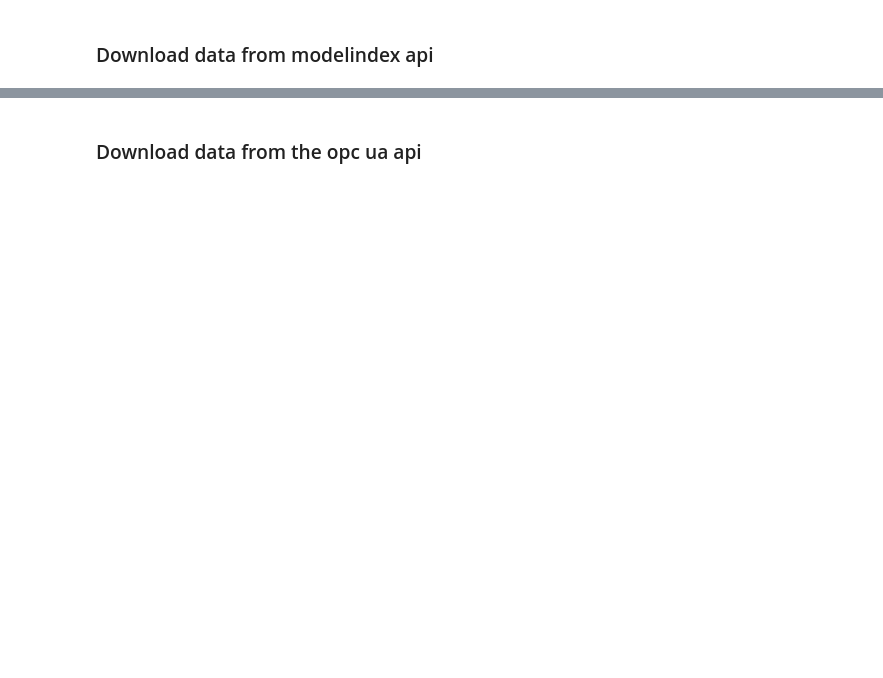
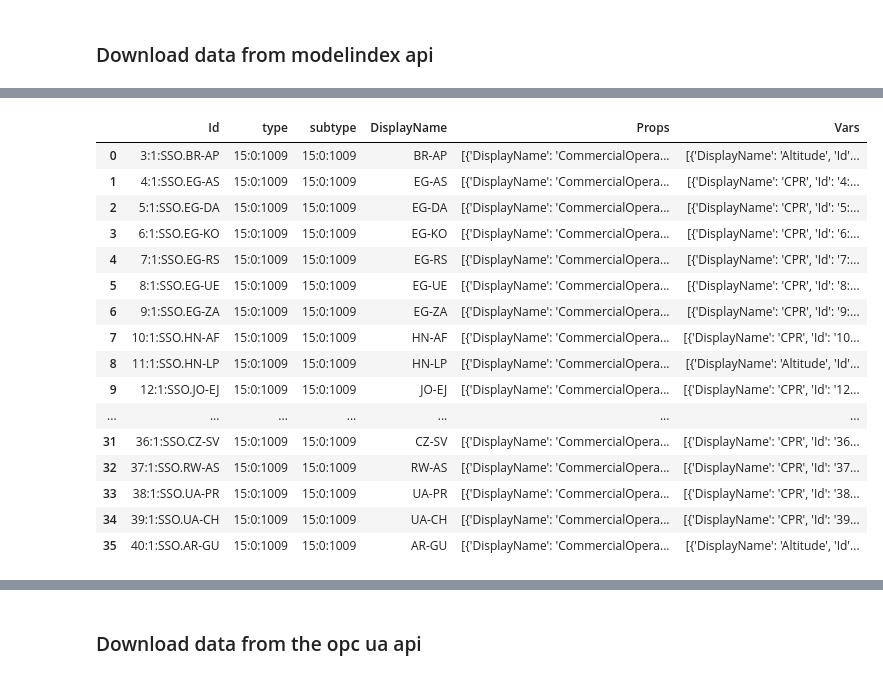
Before and after one commit to PrediktorAS/pyPrediktorMapClient, a Jupyter notebook: notebooks/Exploring_API_Functions.ipynb, the cells around one changed output, grey strips where cells are left out. Saved outputs shown, nothing was run; the diff lists cells and outputs as text; code cells hidden in the pictures; blank space fills up the shorter version.

```diff
--- a/notebooks/Exploring_API_Functions.ipynb
+++ b/notebooks/Exploring_API_Functions.ipynb
@@ -69,6 +121,24 @@ object_type_id
 # %%
 # To get the objects of a type
-obj_of_types = mdx.get_objects_of_type("SiteType")
+obj_of_types = mdx.get_objects_of_type("SiteType", return_format="dataframe")
 obj_of_types
+# %% [output]
+|  | Id | type | subtype | DisplayName | Props | Vars |
+| 0 | 3:1:SSO.BR-AP | 15:0:1009 | 15:0:1009 | BR-AP | [{'DisplayName': 'CommercialOpera... | [{'DisplayName': 'Altitude', 'Id'... |
+| 1 | 4:1:SSO.EG-AS | 15:0:1009 | 15:0:1009 | EG-AS | [{'DisplayName': 'CommercialOpera... | [{'DisplayName': 'CPR', 'Id': '4:... |
+| 2 | 5:1:SSO.EG-DA | 15:0:1009 | 15:0:1009 | EG-DA | [{'DisplayName': 'CommercialOpera... | [{'DisplayName': 'CPR', 'Id': '5:... |
+| 3 | 6:1:SSO.EG-KO | 15:0:1009 | 15:0:1009 | EG-KO | [{'DisplayName': 'CommercialOpera... | [{'DisplayName': 'CPR', 'Id': '6:... |
+| 4 | 7:1:SSO.EG-RS | 15:0:1009 | 15:0:1009 | EG-RS | [{'DisplayName': 'CommercialOpera... | [{'DisplayName': 'CPR', 'Id': '7:... |
+| 5 | 8:1:SSO.EG-UE | 15:0:1009 | 15:0:1009 | EG-UE | [{'DisplayName': 'CommercialOpera... | [{'DisplayName': 'CPR', 'Id': '8:... |
+| 6 | 9:1:SSO.EG-ZA | 15:0:1009 | 15:0:1009 | EG-ZA | [{'DisplayName': 'CommercialOpera... | [{'DisplayName': 'CPR', 'Id': '9:... |
+| 7 | 10:1:SSO.HN-AF | 15:0:1009 | 15:0:1009 | HN-AF | [{'DisplayName': 'CommercialOpera... | [{'DisplayName': 'CPR', 'Id': '10... |
+| 8 | 11:1:SSO.HN-LP | 15:0:1009 | 15:0:1009 | HN-LP | [{'DisplayName': 'CommercialOpera... | [{'DisplayName': 'Altitude', 'Id'... |
+| 9 | 12:1:SSO.JO-EJ | 15:0:1009 | 15:0:1009 | JO-EJ | [{'DisplayName': 'CommercialOpera... | [{'DisplayName': 'CPR', 'Id': '12... |
+| ... | ... | ... | ... | ... | ... | ... |
+| 31 | 36:1:SSO.CZ-SV | 15:0:1009 | 15:0:1009 | CZ-SV | [{'DisplayName': 'CommercialOpera... | [{'DisplayName': 'CPR', 'Id': '36... |
+| 32 | 37:1:SSO.RW-AS | 15:0:1009 | 15:0:1009 | RW-AS | [{'DisplayName': 'CommercialOpera... | [{'DisplayName': 'CPR', 'Id': '37... |
+| 33 | 38:1:SSO.UA-PR | 15:0:1009 | 15:0:1009 | UA-PR | [{'DisplayName': 'CommercialOpera... | [{'DisplayName': 'CPR', 'Id': '38... |
+| 34 | 39:1:SSO.UA-CH | 15:0:1009 | 15:0:1009 | UA-CH | [{'DisplayName': 'CommercialOpera... | [{'DisplayName': 'CPR', 'Id': '39... |
+| 35 | 40:1:SSO.AR-GU | 15:0:1009 | 15:0:1009 | AR-GU | [{'DisplayName': 'CommercialOpera... | [{'DisplayName': 'Altitude', 'Id'... |
 # %%
 # Descendents of an object type
```
Also changed, not shown: parts of 14 cells of this notebook, 6 other files.
